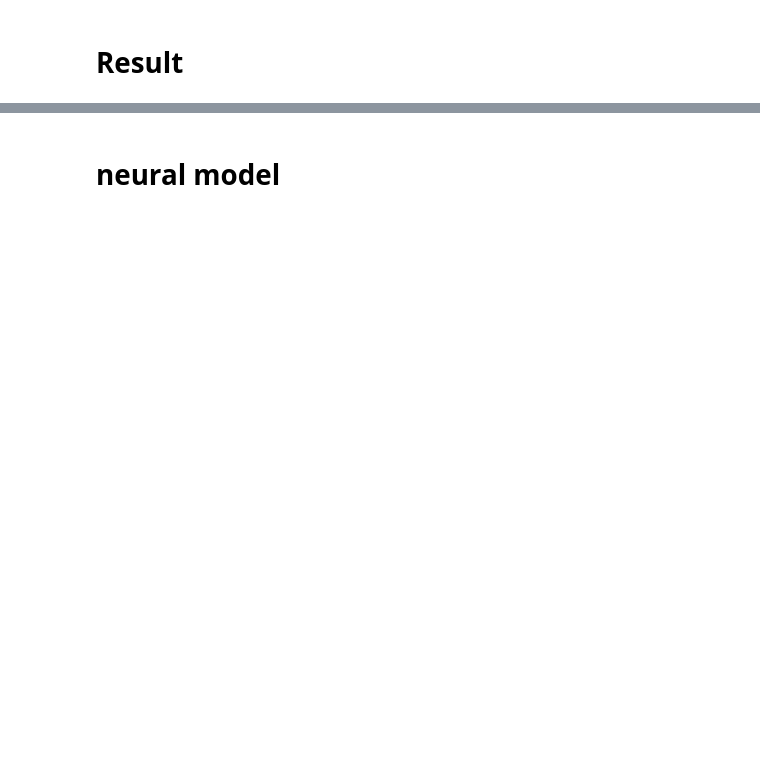
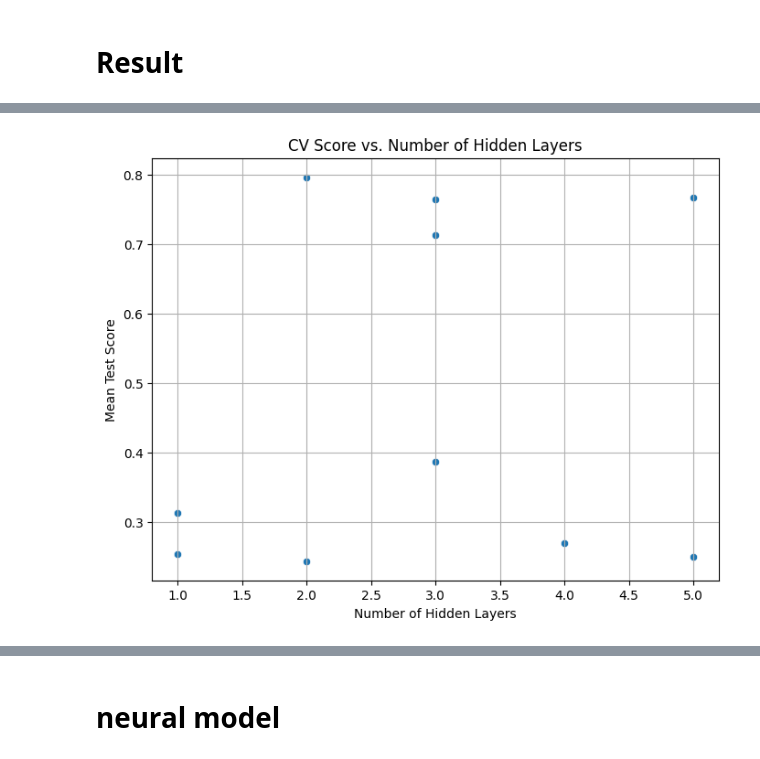
Before and after one commit to Rasika666/master_reseach, a Jupyter notebook: analysis/h1/svm.ipynb, the cells around one changed output, grey strips where cells are left out. Cells and saved outputs as stored; diff of their text form; code cells hidden in the pictures; blank space fills up the shorter version.

```diff
--- a/analysis/h1/svm.ipynb
+++ b/analysis/h1/svm.ipynb
@@ -226,0 +348,3 @@ X_train, X_test, y_train, y_test = train_test_split(X, y, test_size=0.1, random_
+# %%
+results_df = pd.DataFrame(random_search.cv_results_)
+print(results_df.columns)  # Check the available keys
@@ -226,0 +359,12 @@ X_train, X_test, y_train, y_test = train_test_split(X, y, test_size=0.1, random_
+# %%
+
+# Plot mean test score vs. number of hidden layers
+plt.figure(figsize=(8,6))
+sns.scatterplot(data=results_df, x="param_model__num_hidden_layers", y="mean_test_score")
+plt.title("CV Score vs. Number of Hidden Layers")
+plt.xlabel("Number of Hidden Layers")
+plt.ylabel("Mean Test Score")
+plt.grid(True)
+plt.show()
+# %% [output]
+[figure, added]
```
Also changed, not shown: parts of 27 cells of this notebook, 10 other files.
